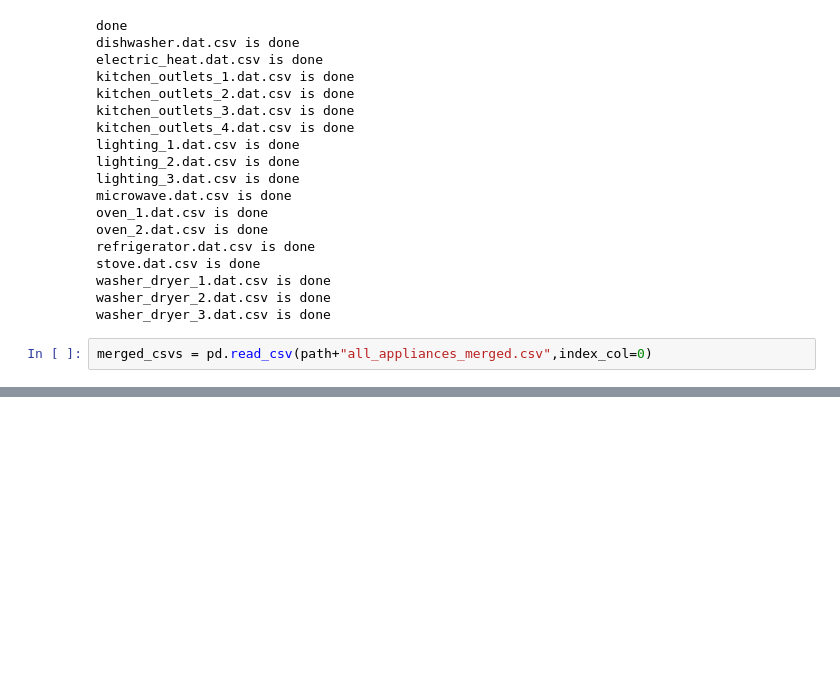
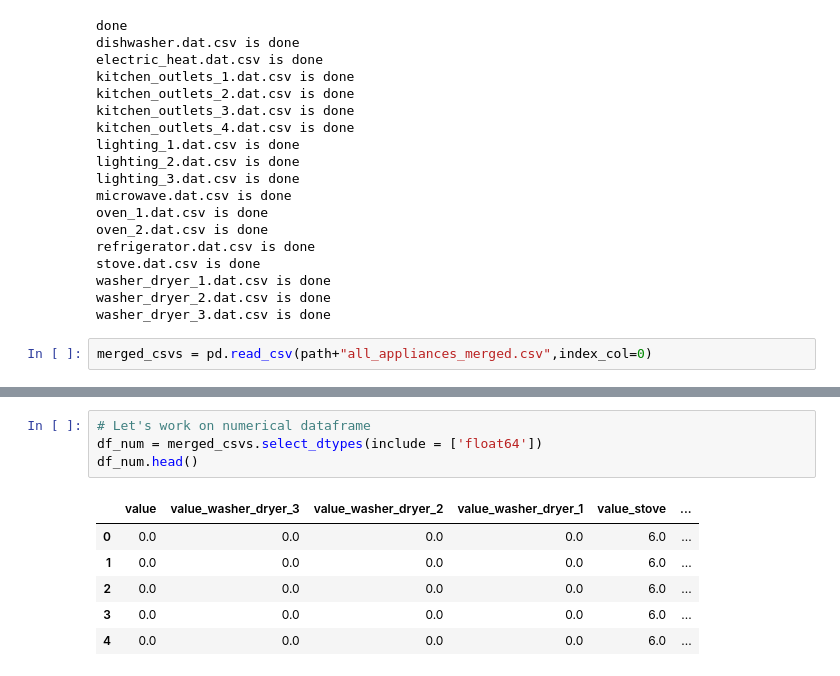
Before and after one commit to ziffy923/NILM-btp, a Jupyter notebook: house_1/merge_all_appliances_csvs.ipynb, the cells around one changed output, grey strips where cells are left out. Drawn from its saved outputs; the diff is of its cells as text; blank space fills up the shorter version.

```diff
--- a/house_1/merge_all_appliances_csvs.ipynb
+++ b/house_1/merge_all_appliances_csvs.ipynb
@@ -65,0 +119,11 @@ merged_csvs
+# %%
+# Let's work on numerical dataframe
+df_num = merged_csvs.select_dtypes(include = ['float64'])
+df_num.head()
+# %% [output]
+|  | value | value_washer_dryer_3 | value_washer_dryer_2 | value_washer_dryer_1 | value_stove | ... |
+| 0 | 0.0 | 0.0 | 0.0 | 0.0 | 6.0 | ... |
+| 1 | 0.0 | 0.0 | 0.0 | 0.0 | 6.0 | ... |
+| 2 | 0.0 | 0.0 | 0.0 | 0.0 | 6.0 | ... |
+| 3 | 0.0 | 0.0 | 0.0 | 0.0 | 6.0 | ... |
+| 4 | 0.0 | 0.0 | 0.0 | 0.0 | 6.0 | ... |
```
Also changed, not shown: parts of 7 cells of this notebook.
